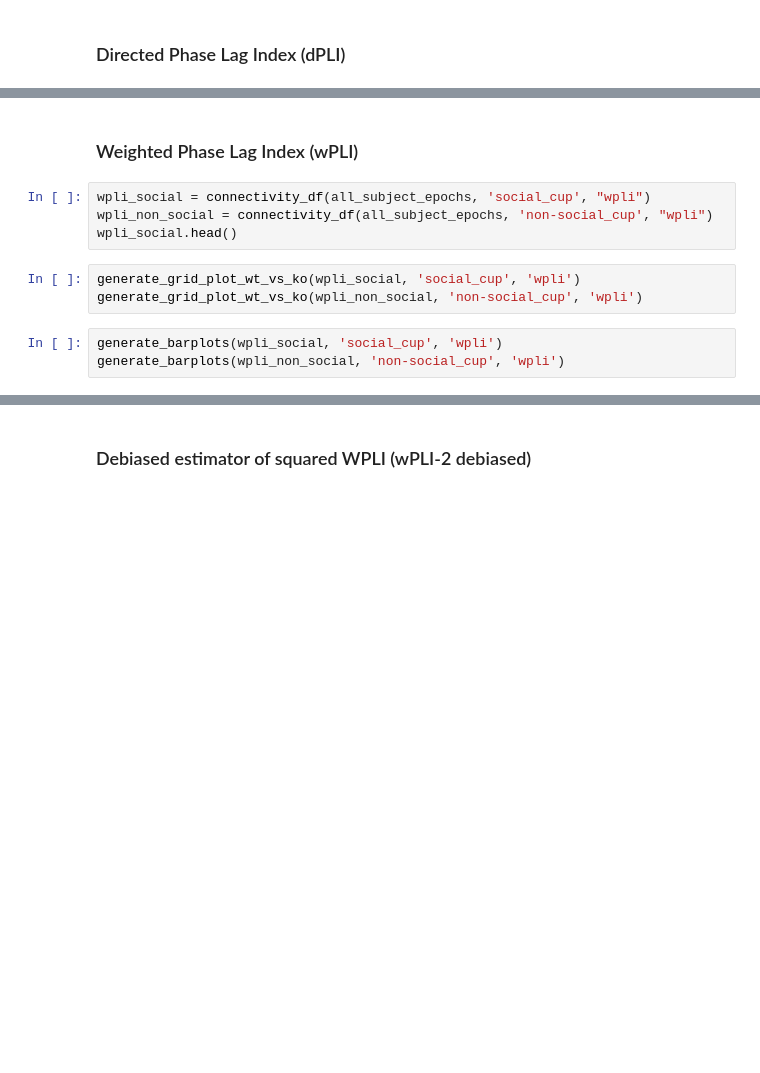
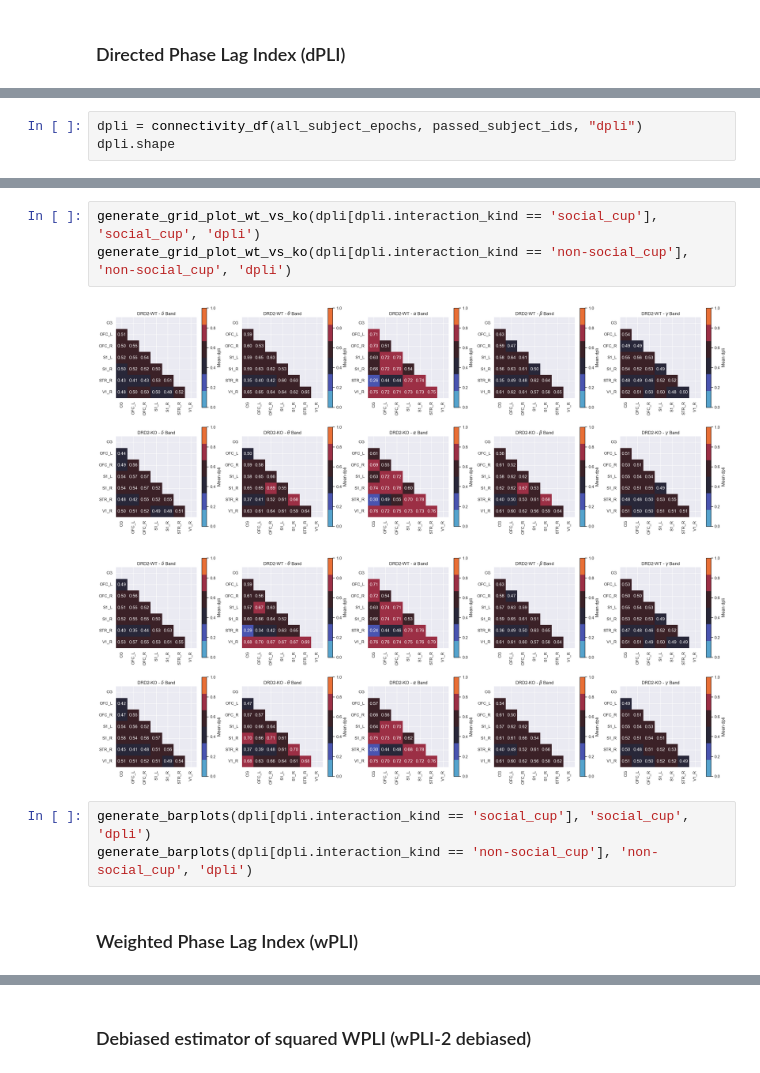
Before and after one commit to olledejong/rp2, a Jupyter notebook: three_chamber/sociability/connectivity_analysis.ipynb, the cells around one changed output, grey strips where cells are left out. Drawn from its saved outputs; the diff is of its cells as text; blank space fills up the shorter version.

```diff
--- a/three_chamber/sociability/connectivity_analysis.ipynb
+++ b/three_chamber/sociability/connectivity_analysis.ipynb
@@ -470,0 +502,3 @@ generate_barplots(dpli_non_social, 'non-social_cup', 'dpli')
+# %%
+dpli = connectivity_df(all_subject_epochs, passed_subject_ids, "dpli")
+dpli.shape
@@ -471,12 +513,11 @@ generate_barplots(dpli_non_social, 'non-social_cup', 'dpli')
+# %%
+generate_grid_plot_wt_vs_ko(dpli[dpli.interaction_kind == 'social_cup'], 'social_cup', 'dpli')
+generate_grid_plot_wt_vs_ko(dpli[dpli.interaction_kind == 'non-social_cup'], 'non-social_cup', 'dpli')
+# %% [output]
+[figure, added]
+[figure, added]
+# %%
+generate_barplots(dpli[dpli.interaction_kind == 'social_cup'], 'social_cup', 'dpli')
+generate_barplots(dpli[dpli.interaction_kind == 'non-social_cup'], 'non-social_cup', 'dpli')
 # %% [markdown]
 ### Weighted Phase Lag Index (wPLI)
-# %%
-wpli_social = connectivity_df(all_subject_epochs, 'social_cup', "wpli")
-wpli_non_social = connectivity_df(all_subject_epochs, 'non-social_cup', "wpli")
-wpli_social.head()
-# %%
-generate_grid_plot_wt_vs_ko(wpli_social, 'social_cup', 'wpli')
-generate_grid_plot_wt_vs_ko(wpli_non_social, 'non-social_cup', 'wpli')
-# %%
-generate_barplots(wpli_social, 'social_cup', 'wpli')
-generate_barplots(wpli_non_social, 'non-social_cup', 'wpli')
```
Also changed, not shown: parts of 42 cells of this notebook, 1 other file.
